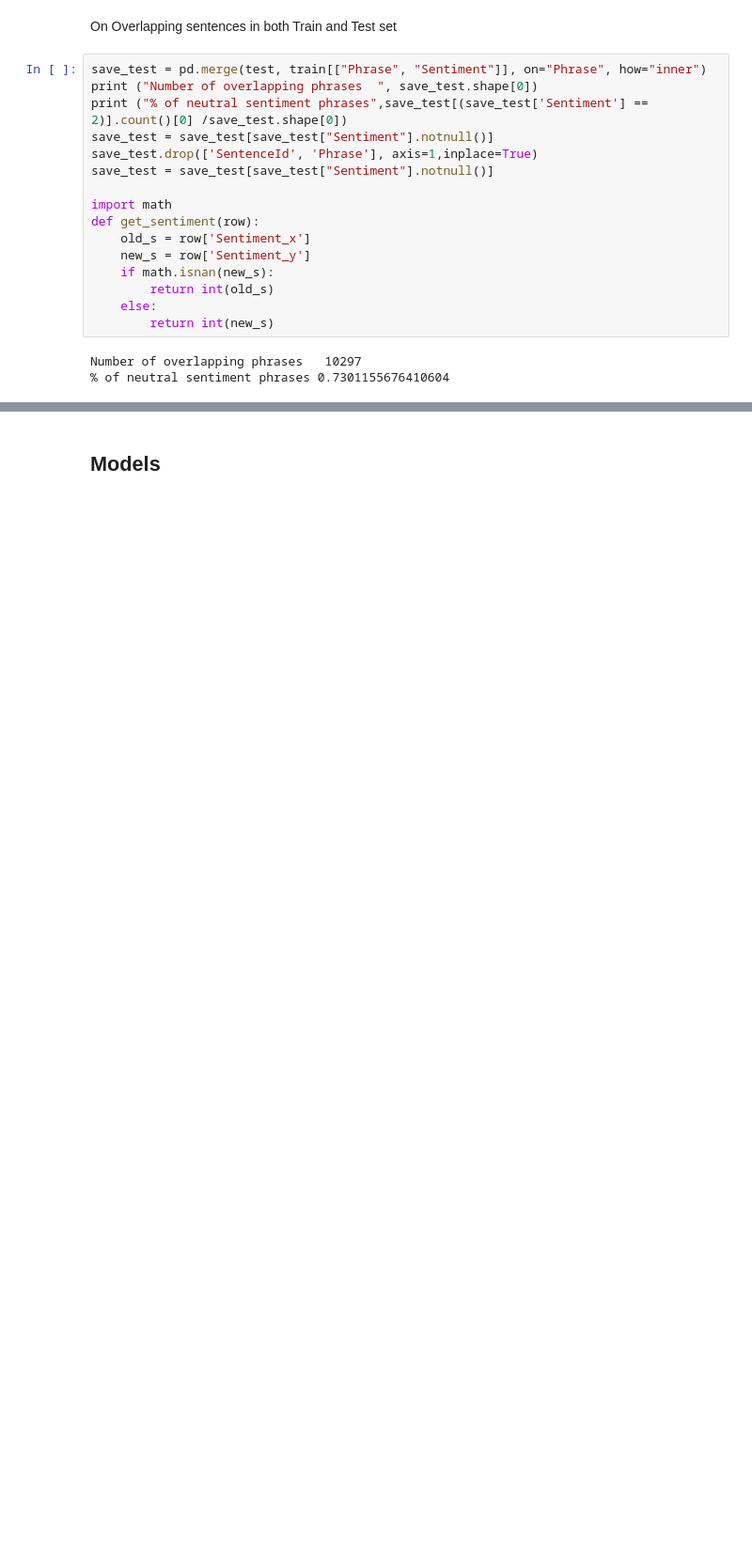
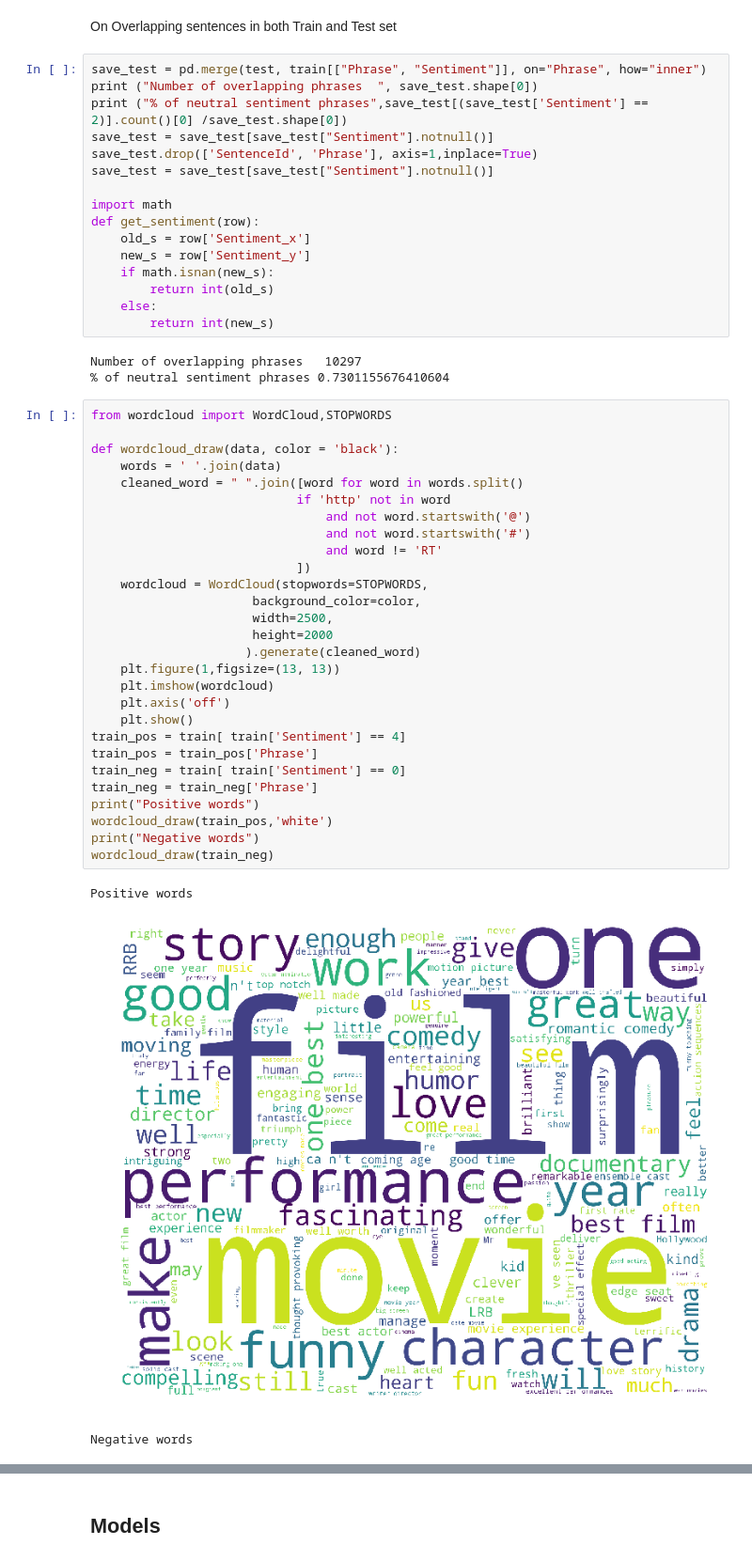
Before and after one commit to MangoHaha/DeepLearning, a Jupyter notebook: SentimentAnalysis.ipynb, the cells around one changed output, grey strips where cells are left out. Shown at 94% size. Drawn from its saved outputs; the diff is of its cells as text; blank space fills up the shorter version.

```diff
--- a/SentimentAnalysis.ipynb
+++ b/SentimentAnalysis.ipynb
@@ -125,3 +107,35 @@ def get_sentiment(row):
 # %% [output]
 Number of overlapping phrases   10297
 % of neutral sentiment phrases 0.7301155676410604
+# %%
+from wordcloud import WordCloud,STOPWORDS
+
+def wordcloud_draw(data, color = 'black'):
+    words = ' '.join(data)
+    cleaned_word = " ".join([word for word in words.split()
+                            if 'http' not in word
+                                and not word.startswith('@')
+                                and not word.startswith('#')
+                                and word != 'RT'
+                            ])
+    wordcloud = WordCloud(stopwords=STOPWORDS,
+                      background_color=color,
+                      width=2500,
+                      height=2000
+                     ).generate(cleaned_word)
+    plt.figure(1,figsize=(13, 13))
+    plt.imshow(wordcloud)
+    plt.axis('off')
+    plt.show()
+train_pos = train[ train['Sentiment'] == 4]
+train_pos = train_pos['Phrase']
+train_neg = train[ train['Sentiment'] == 0]
+train_neg = train_neg['Phrase']
+print("Positive words")
+wordcloud_draw(train_pos,'white')
+print("Negative words")
+wordcloud_draw(train_neg)
+# %% [output]
+Positive words
+[figure, added]
+Negative words
```
Also changed, not shown: parts of 3 cells of this notebook.
